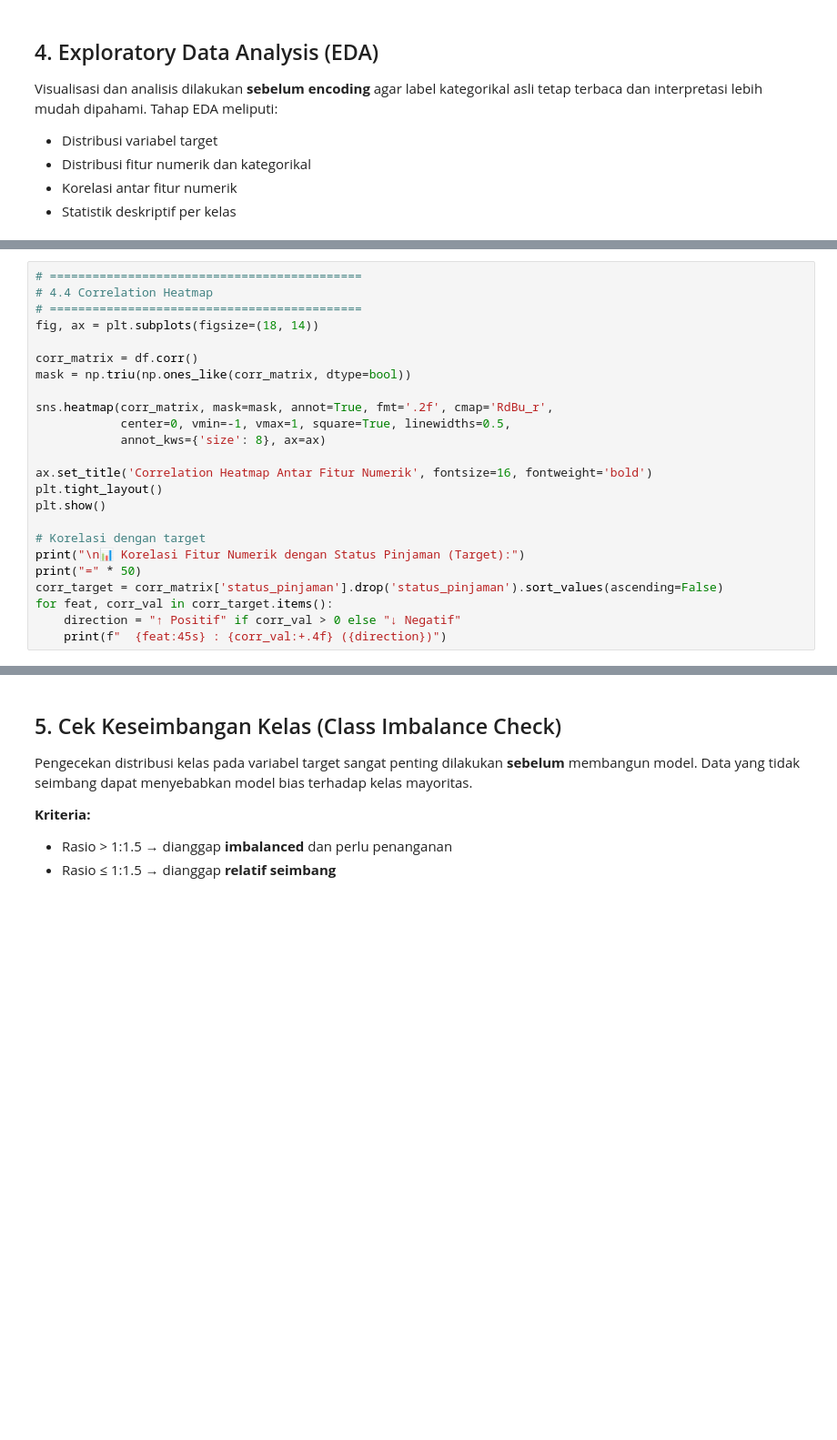
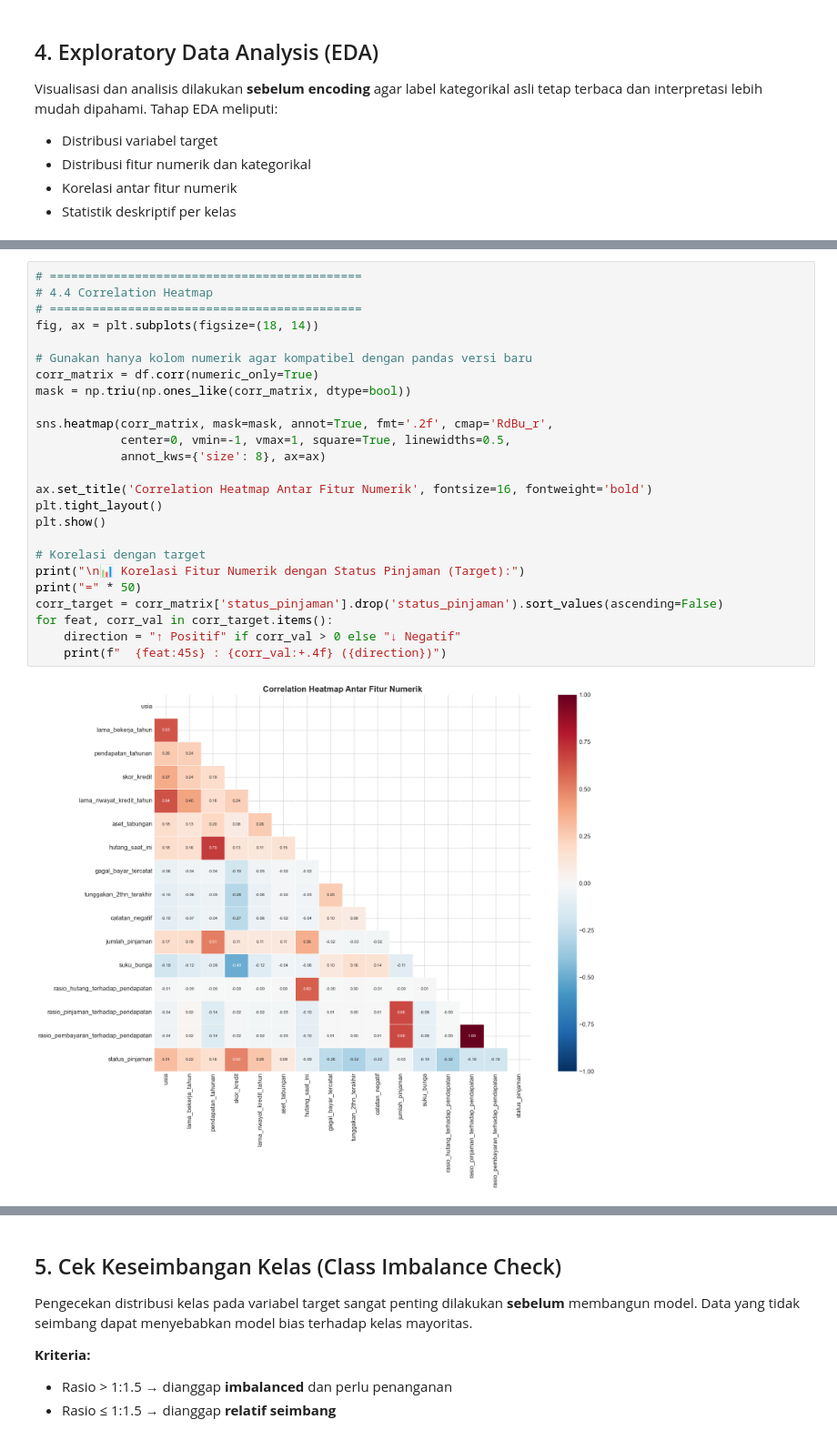
Before and after one commit to JosinBahaswan/Prediksi-Status-Pinjaman, a Jupyter notebook: skripsi_prediksi_gagal_bayar.ipynb, the cells around one changed output, grey strips where cells are left out. Shown at 91% size. Saved outputs shown, nothing was run; the diff lists cells and outputs as text; blank space fills up the shorter version.

Commit message:
menambahkan cek leakage dan menambahkan output diagram

```diff
--- a/skripsi_prediksi_gagal_bayar.ipynb
+++ b/skripsi_prediksi_gagal_bayar.ipynb
@@ -273,24 +351,27 @@ plt.show()
 # %%
 # ============================================
 # 4.4 Correlation Heatmap
 # ============================================
 fig, ax = plt.subplots(figsize=(18, 14))
 
-corr_matrix = df.corr()
+# Gunakan hanya kolom numerik agar kompatibel dengan pandas versi baru
+corr_matrix = df.corr(numeric_only=True)
 mask = np.triu(np.ones_like(corr_matrix, dtype=bool))
 
 sns.heatmap(corr_matrix, mask=mask, annot=True, fmt='.2f', cmap='RdBu_r',
             center=0, vmin=-1, vmax=1, square=True, linewidths=0.5,
             annot_kws={'size': 8}, ax=ax)
 
 ax.set_title('Correlation Heatmap Antar Fitur Numerik', fontsize=16, fontweight='bold')
 plt.tight_layout()
 plt.show()
 
 # Korelasi dengan target
 print("\n📊 Korelasi Fitur Numerik dengan Status Pinjaman (Target):")
 print("=" * 50)
 corr_target = corr_matrix['status_pinjaman'].drop('status_pinjaman').sort_values(ascending=False)
 for feat, corr_val in corr_target.items():
     direction = "↑ Positif" if corr_val > 0 else "↓ Negatif"
     print(f"  {feat:45s} : {corr_val:+.4f} ({direction})")
+# %% [output]
+[figure, added]
```
Also changed, not shown: parts of 33 cells of this notebook, 5 other files.
